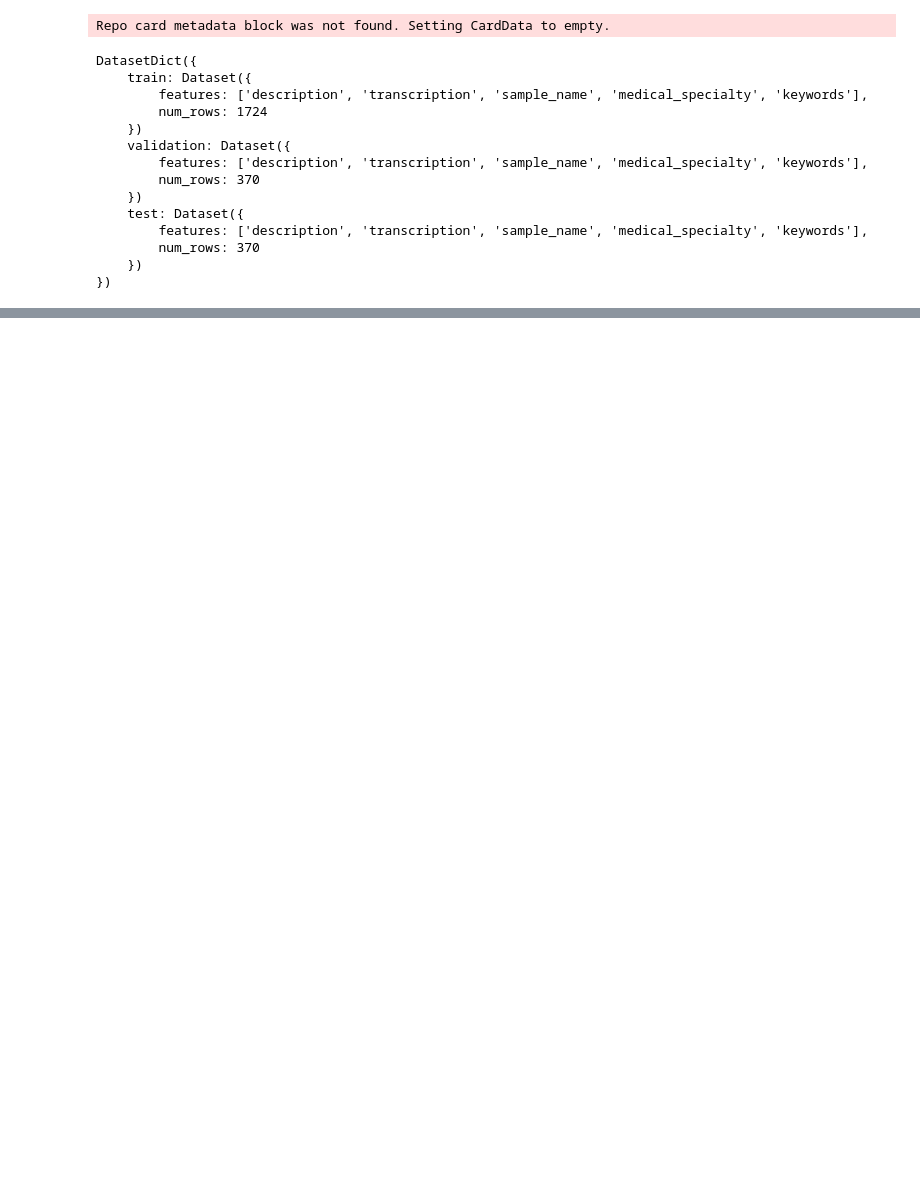
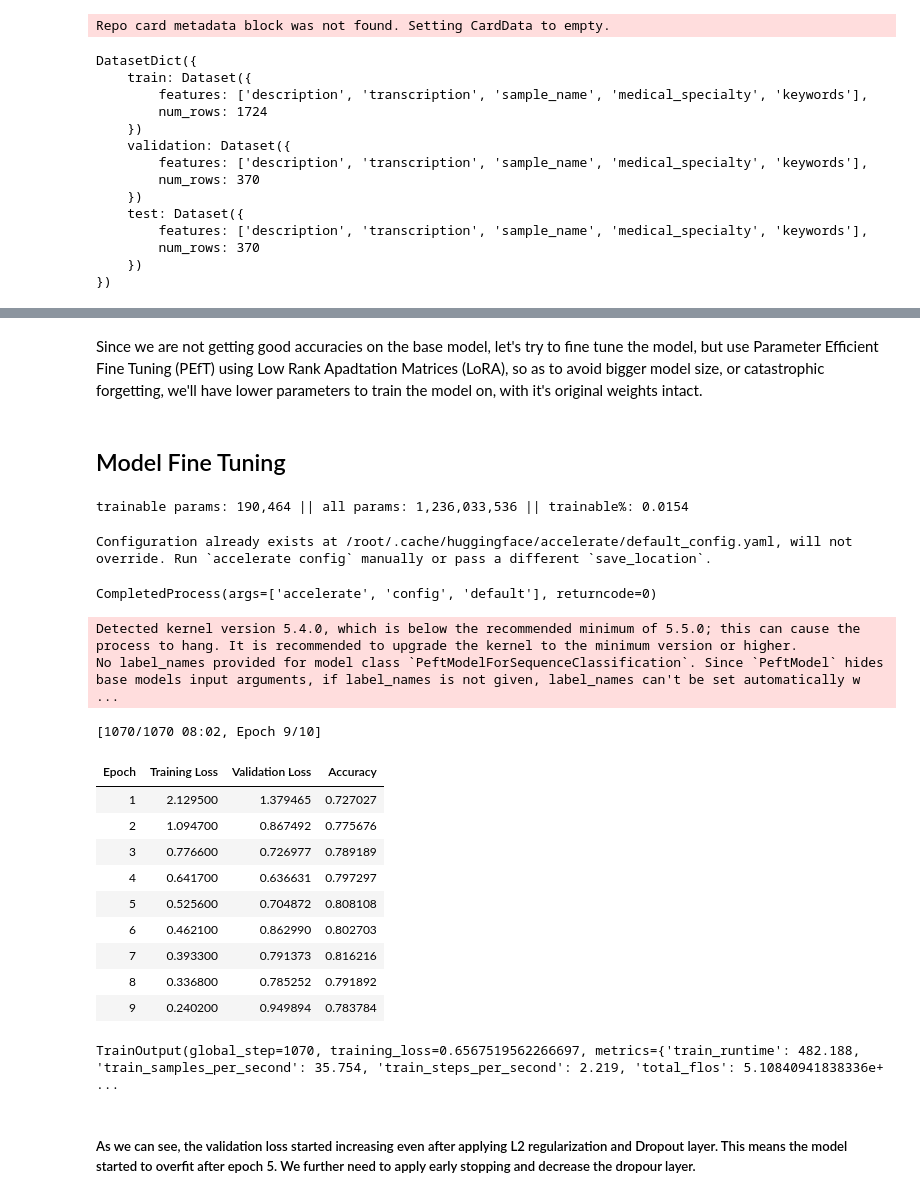
Before and after one commit to tandonaditya/llm-fine-tuning, a Jupyter notebook: notebooks/fine-tune-llm.ipynb, the cells around one changed output, grey strips where cells are left out. Cells and saved outputs as stored; diff of their text form; code cells hidden in the pictures; blank space fills up the shorter version.

```diff
--- a/notebooks/fine-tune-llm.ipynb
+++ b/notebooks/fine-tune-llm.ipynb
@@ -68,0 +244,2 @@ train_df.head()
+# %%
+accuracy_metrics = evaluate.load("accuracy")
@@ -68,0 +296,4 @@ train_df.head()
+# %% [markdown]
+Since we are not getting good accuracies on the base model, let's try to fine tune the model, but use Parameter Efficient Fine Tuning (PEfT) using Low Rank Apadtation Matrices (LoRA), so as to avoid bigger model size, or catastrophic forgetting, we'll have lower parameters to train the model on, with it's original weights intact.
+# %% [markdown]
+## Model Fine Tuning
@@ -68,0 +307,57 @@ train_df.head()
+# %%
+peft_model = get_peft_model(model, peft_config)
+peft_model.print_trainable_parameters()
+# %% [output]
+trainable params: 190,464 || all params: 1,236,033,536 || trainable%: 0.0154
+# %%
+import subprocess
+
+subprocess.run(["accelerate", "config", "default"], input=b"\n".join([
+    b"0",       # This machine
+    b"1",       # Multi-GPU
+    b"8",       # Number of processes (GPUs)
+    b"no",      # Use DeepSpeed: no
+]), check=True)
+# %% [output]
+Configuration already exists at /root/.cache/huggingface/accelerate/default_config.yaml, will not override. Run `accelerate config` manually or pass a different `save_location`.
+CompletedProcess(args=['accelerate', 'config', 'default'], returncode=0)
+# %%
+learning_rate = 1e-3
+batch_size = 4
+num_epochs = 10
+
+training_args = TrainingArguments(
+    output_dir="./checkpoint",
+    learning_rate=learning_rate,
+    per_device_train_batch_size=batch_size,
+    per_device_eval_batch_size=batch_size,
+    num_train_epochs=num_epochs,
+    weight_decay=0.01,
+    fp16=False,
+    bf16=False,
+    gradient_accumulation_steps=4,
+    save_steps=500,
+    save_total_limit=2,
+    logging_dir='./logs',
+    logging_steps=100,
+    eval_strategy="epoch",
+    save_strategy="epoch",
+    load_best_model_at_end=True,
+    eval_accumulation_steps = 1,
+    dataloader_pin_memory=True,
+    dataloader_num_workers=2,
+
+)
+# %%
+trainer = Trainer(
+    model=peft_model,
+    args=training_args,
+    train_dataset=tokenized_dataset['train'],
+    eval_dataset=tokenized_dataset['validation'],
+    tokenizer=tokenizer,
+    data_collator=data_collator, # this will dynamically pad examples in each batch to be equal length
+    compute_metrics=get_metrics,
+)
+# %% [output]
+Detected kernel version 5.4.0, which is below the recommended minimum of 5.5.0; this can cause the process to hang. It is recommended to upgrade the kernel to the minimum version or higher.
+No label_names provided for model class `PeftModelForSequenceClassification`. Since `PeftModel` hides base models input arguments, if label_names is not given, label_names can't be set automatically w ...
@@ -68,0 +366,17 @@ train_df.head()
+# %%
+trainer.train()
+# %% [output]
+[1070/1070 08:02, Epoch 9/10]
+| Epoch | Training Loss | Validation Loss | Accuracy |
+| 1 | 2.129500 | 1.379465 | 0.727027 |
+| 2 | 1.094700 | 0.867492 | 0.775676 |
+| 3 | 0.776600 | 0.726977 | 0.789189 |
+| 4 | 0.641700 | 0.636631 | 0.797297 |
+| 5 | 0.525600 | 0.704872 | 0.808108 |
+| 6 | 0.462100 | 0.862990 | 0.802703 |
+| 7 | 0.393300 | 0.791373 | 0.816216 |
+| 8 | 0.336800 | 0.785252 | 0.791892 |
+| 9 | 0.240200 | 0.949894 | 0.783784 |
+TrainOutput(global_step=1070, training_loss=0.6567519562266697, metrics={'train_runtime': 482.188, 'train_samples_per_second': 35.754, 'train_steps_per_second': 2.219, 'total_flos': 5.10840941838336e+ ...
+# %% [markdown]
+##### As we can see, the validation loss started increasing even after applying L2 regularization and Dropout layer. This means the model started to overfit after epoch 5. We further need to apply early stopping and decrease the dropour layer.
```
Also changed, not shown: parts of 41 cells of this notebook.
